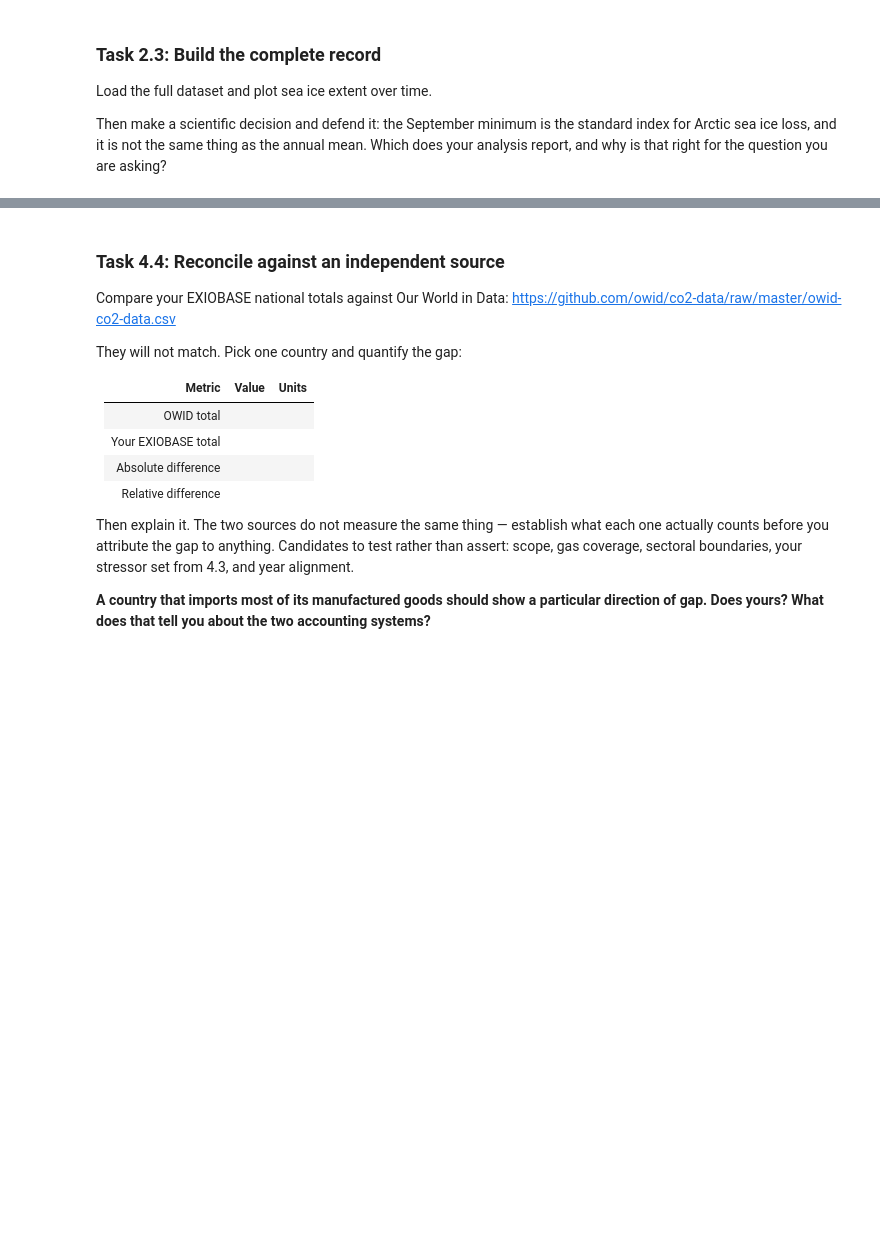
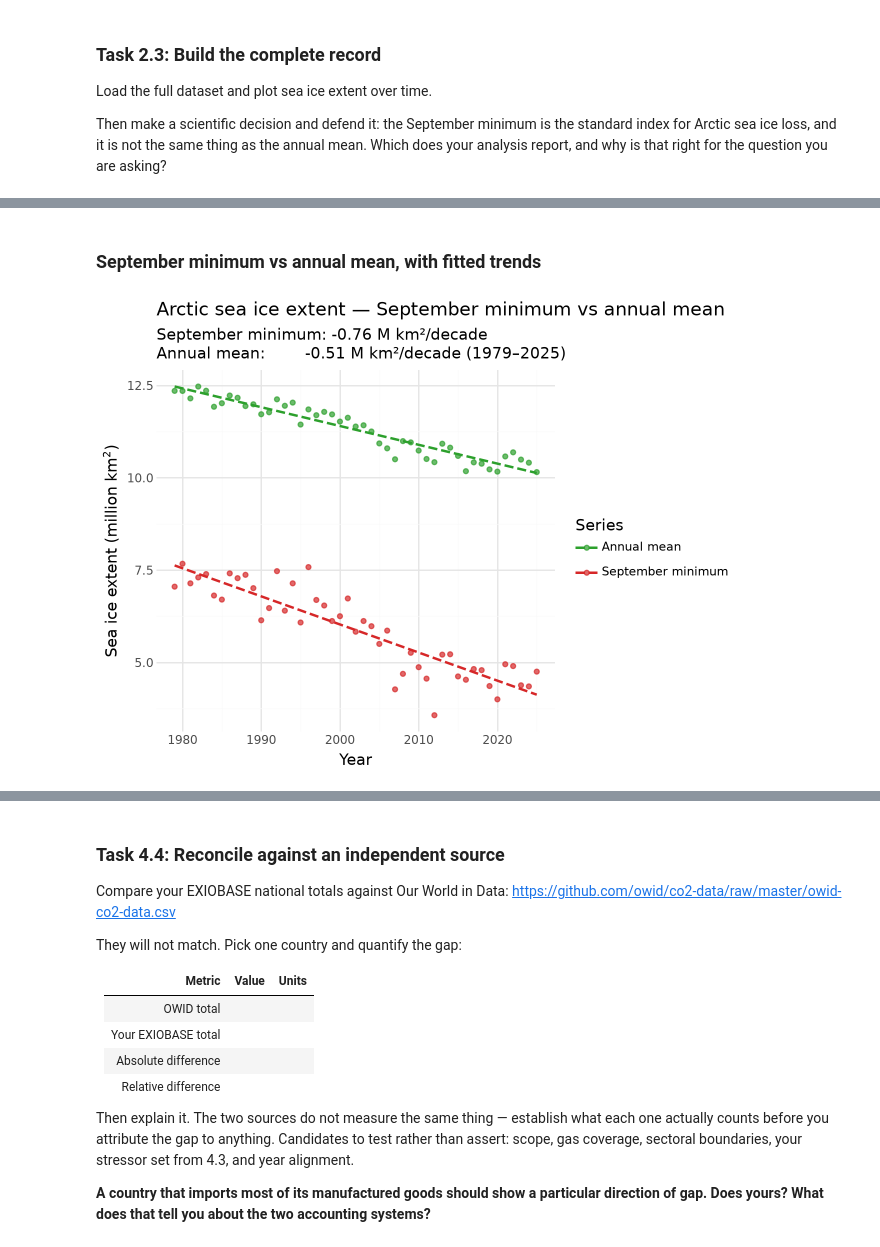
Before and after one commit to jiyuaa/climate-change, a Jupyter notebook: climate.ipynb, the cells around one changed output, grey strips where cells are left out. Drawn from its saved outputs; the diff is of its cells as text; code cells hidden in the pictures; blank space fills up the shorter version.

```diff
--- a/climate.ipynb
+++ b/climate.ipynb
@@ -448,0 +394,5 @@ Annual mean       : -0.048 M km²/yr  (-0.48 M km²/decade)
+# %%
+sentinels = df[["extent", "area"]].eq(-9999)
+df.loc[sentinels["extent"], "extent"] = np.nan
+df.loc[sentinels["area"], "area"] = np.nan
+sentinels.sum()
@@ -448,0 +421,17 @@ Annual mean       : -0.048 M km²/yr  (-0.48 M km²/decade)
+# %%
+def fit(series):
+    slope, intercept = np.polyfit(series["year"], series["extent"], 1)
+    series["fit"] = intercept + slope * series["year"]
+    return slope
+
+sep = df[df["mo"] == 9].dropna(subset=["extent"]).copy()
+annual = df[df["year"].between(1979, 2025)].groupby("year", as_index=False)["extent"].mean()
+
+slopes = {
+    "September minimum": fit(sep),
+    "Annual mean": fit(annual),
+}
+
+pd.DataFrame.from_dict(slopes, orient="index", columns=["M km2/yr"]) \
+    .assign(M_km2_per_decade=lambda d: d * 10) \
+    .round(3)
@@ -448,0 +457,23 @@ Annual mean       : -0.048 M km²/yr  (-0.48 M km²/decade)
+# %% [markdown]
+### September minimum vs annual mean, with fitted trends
+# %%
+comb = pd.concat([
+    sep.assign(series="September minimum"),
+    annual.assign(series="Annual mean"),
+])
+
+(
+    ggplot(comb, aes(x="year", y="extent", color="series"))
+    + geom_line(aes(y="fit"), linetype="dashed", size=1)
+    + geom_point(size=1.5, alpha=0.7)
+    + labs(
+        title="Arctic sea ice extent — September minimum vs annual mean",
+        subtitle=("September minimum: {:.2f} M km²/decade\n"
+                  "Annual mean:        {:.2f} M km²/decade (1979–2025)").format(
+                      slopes["September minimum"] * 10, slopes["Annual mean"] * 10),
+        x="Year", y="Sea ice extent (million km$^2$)", color="Series")
+    + scale_color_manual(values={"September minimum": "#d62728", "Annual mean": "#2ca02c"})
+    + theme_minimal()
+)
+# %% [output]
+[figure, added]
```
Also changed, not shown: parts of 23 cells of this notebook, 1 other file.
